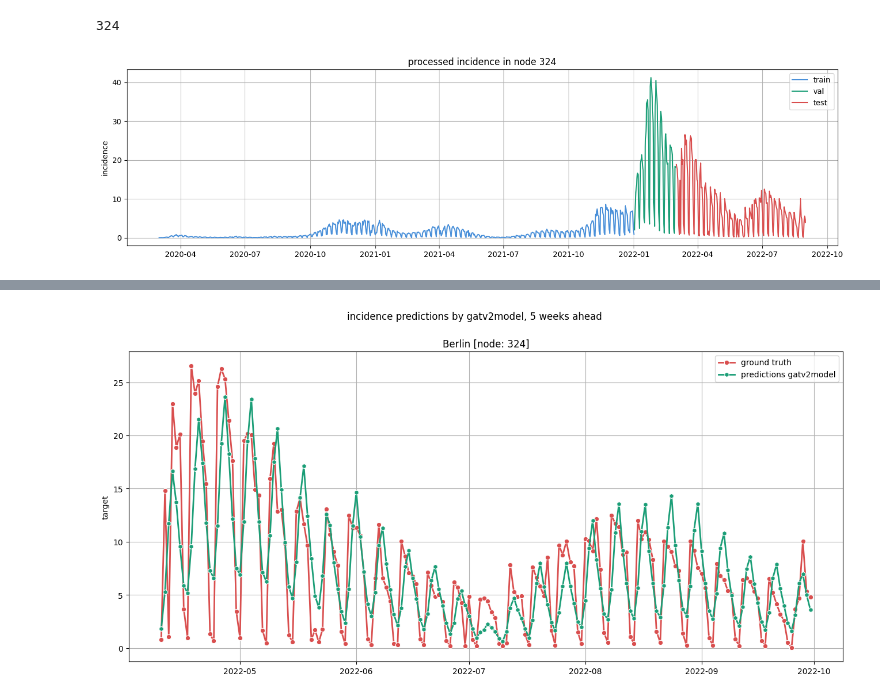
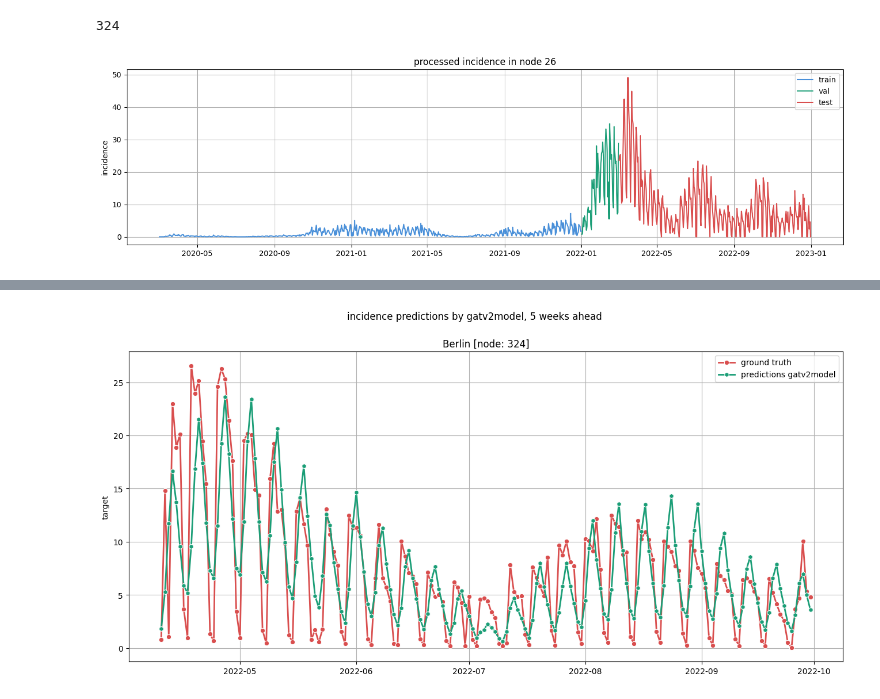
Before and after one commit to stends2001/infectious_disease_gnn, a Jupyter notebook: src/notebooks/daily covid cases.ipynb, the cells around one changed output, grey strips where cells are left out. Drawn from its saved outputs; the diff is of its cells as text; code cells hidden in the pictures.

```diff
--- a/src/notebooks/daily covid cases.ipynb
+++ b/src/notebooks/daily covid cases.ipynb
@@ -379,7 +379,7 @@ from src.models import ConstantModel, PersistenceModel, ClimateologyModel, NodeL
 disease_name    = 'covid_daily'
 nuts_level      = 'nuts3'
 min_date        = '2020-03-02'
-max_date        = '2022-09-01'
+max_date        = '2023-01-01'
 split_trainval  = '2022-01-01'
 split_valtest   = '2022-03-01'
 split_berlin    = False
@@ -421,9 +421,9 @@ data_orchestrator.data_context.tokenization_map['id_idx']['11000']
 # %% [output]
 324
 # %%
-data_orchestrator.preview(324).show()
+data_orchestrator.preview(26).show()
 # %% [output]
-[figure, old version]
+[figure, new version]
 # %%
 from src.dataloading import ShallowDataLoaderManager, GraphDataLoaderManager
 # %%
```
Also changed, not shown: parts of 5 cells of this notebook, 8 other files.
